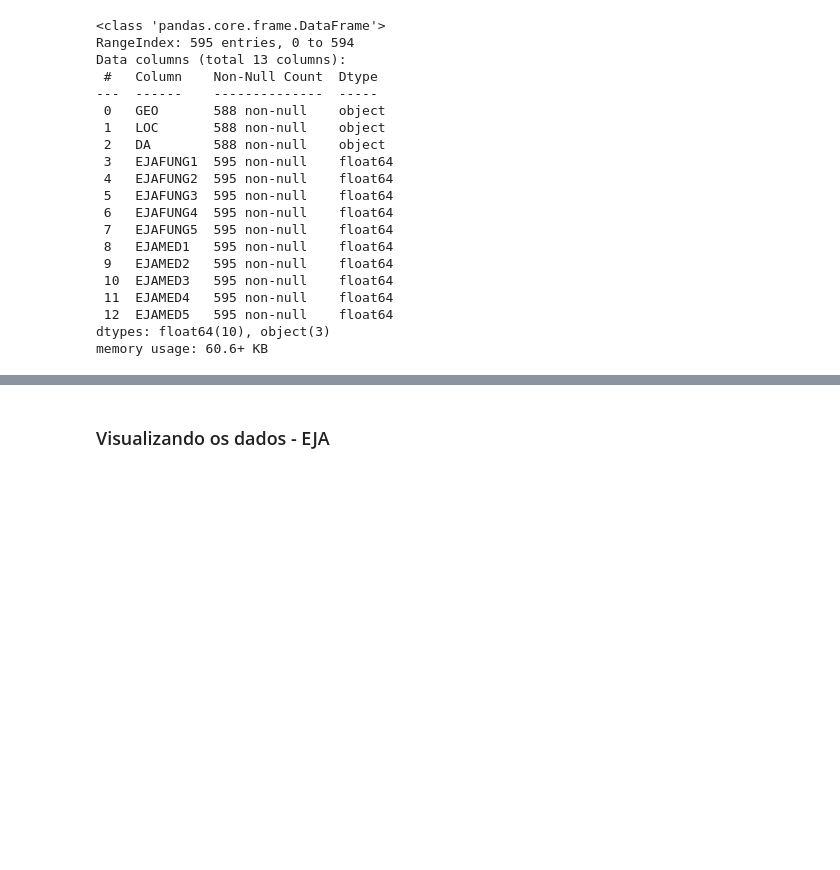
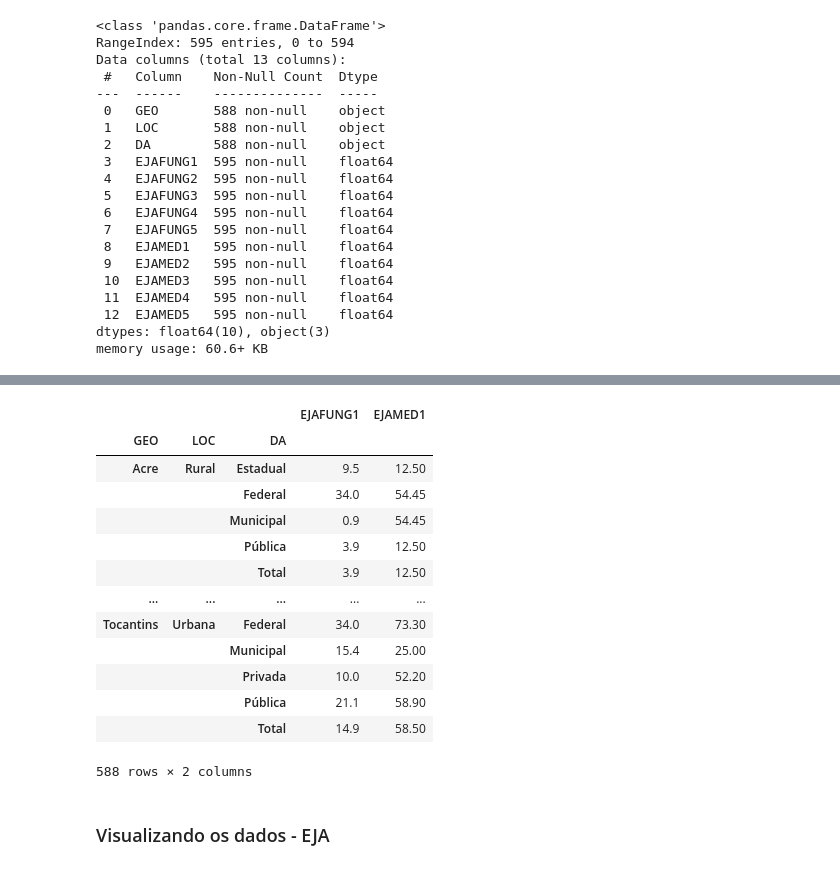
Before and after one commit to xavierruth/Compet-DS-ATV, a Jupyter notebook: dados-eja.ipynb, the cells around one changed output, grey strips where cells are left out. Drawn from its saved outputs; the diff is of its cells as text; code cells hidden in the pictures; blank space fills up the shorter version.

```diff
--- a/dados.ipynb
+++ b/dados-eja.ipynb
@@ -524,2 +557,19 @@ memory usage: 60.6+ KB
+# %%
+afd_eja.groupby(["GEO", "LOC", "DA"])[["EJAFUNG1", "EJAMED1"]].median().round(2)
+# %% [output]
+|  |  |  | EJAFUNG1 | EJAMED1 |
+| GEO | LOC | DA |  |  |
+| Acre | Rural | Estadual | 9.5 | 12.50 |
+|  |  | Federal | 34.0 | 54.45 |
+|  |  | Municipal | 0.9 | 54.45 |
+|  |  | Pública | 3.9 | 12.50 |
+|  |  | Total | 3.9 | 12.50 |
+| ... | ... | ... | ... | ... |
+| Tocantins | Urbana | Federal | 34.0 | 73.30 |
+|  |  | Municipal | 15.4 | 25.00 |
+|  |  | Privada | 10.0 | 52.20 |
+|  |  | Pública | 21.1 | 58.90 |
+|  |  | Total | 14.9 | 58.50 |
+588 rows × 2 columns
 # %% [markdown]
 ### Visualizando os dados - EJA
```
Also changed, not shown: parts of 19 cells of this notebook, 2 other files.
